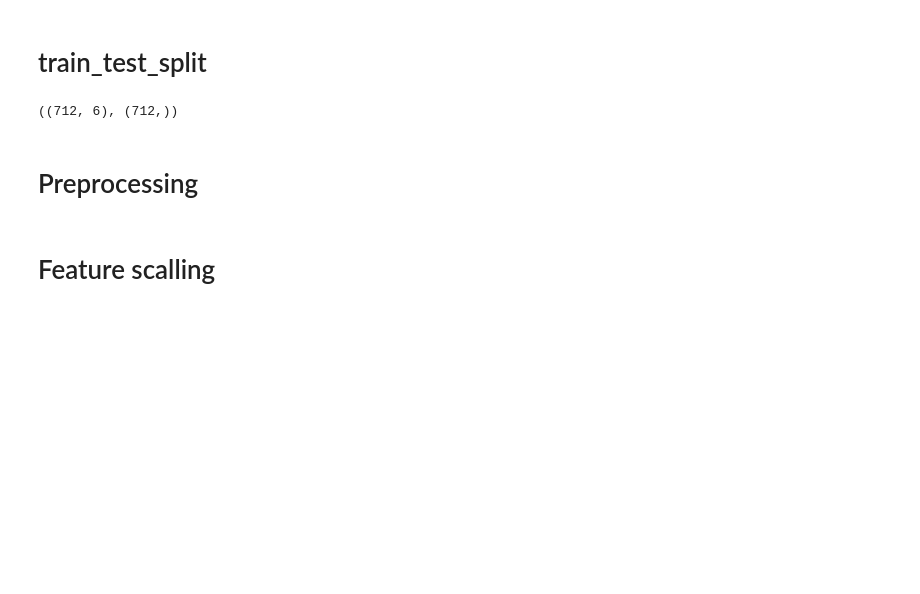
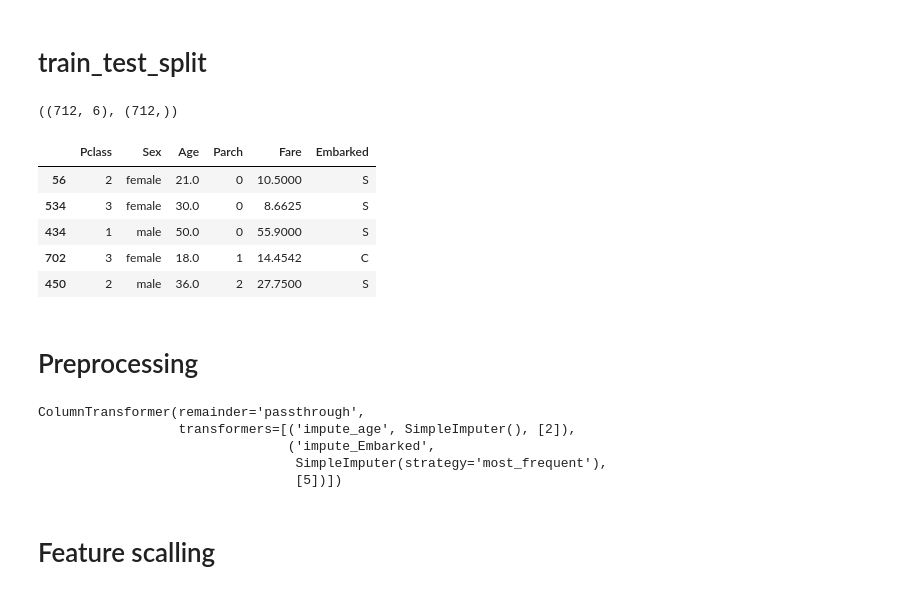
Before and after one commit to SaiKiran-02/titanic, a Jupyter notebook: titanic.ipynb, the cells around one changed output. Drawn from its saved outputs; the diff is of its cells as text; code cells hidden in the pictures; blank space fills up the shorter version.

```diff
--- a/titanic.ipynb
+++ b/titanic.ipynb
@@ -73,6 +81,15 @@ x_train , x_test , y_train , y_test = train_test_split(df.drop(['Survived'],axis
 x_train.shape,y_train.shape
 # %% [output]
 ((712, 6), (712,))
+# %%
+x_train.sample(5)
+# %% [output]
+|  | Pclass | Sex | Age | Parch | Fare | Embarked |
+| 56 | 2 | female | 21.0 | 0 | 10.5000 | S |
+| 534 | 3 | female | 30.0 | 0 | 8.6625 | S |
+| 434 | 1 | male | 50.0 | 0 | 55.9000 | S |
+| 702 | 3 | female | 18.0 | 1 | 14.4542 | C |
+| 450 | 2 | male | 36.0 | 2 | 27.7500 | S |
 # %% [markdown]
 # Preprocessing
 # %%
@@ -83,2 +100,10 @@ tnf1 = ColumnTransformer(transformers=[
 ],remainder='passthrough')
+# %%
+print(tnf1)
+# %% [output]
+ColumnTransformer(remainder='passthrough',
+                  transformers=[('impute_age', SimpleImputer(), [2]),
+                                ('impute_Embarked',
+                                 SimpleImputer(strategy='most_frequent'),
+                                 [5])])
 # %%
```
Also changed, not shown: parts of 11 cells of this notebook.
